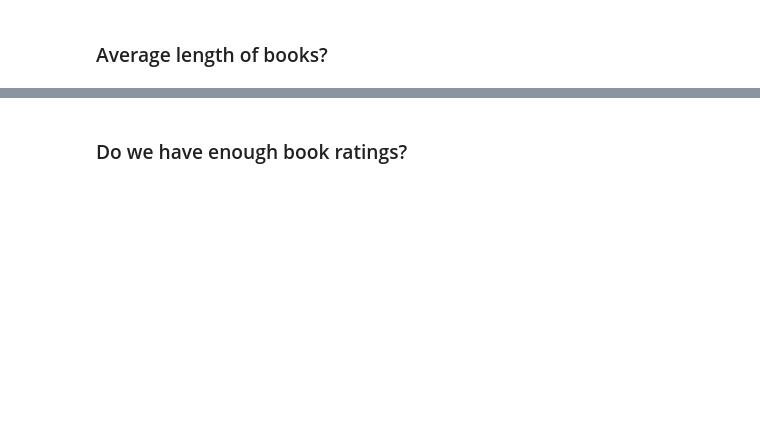
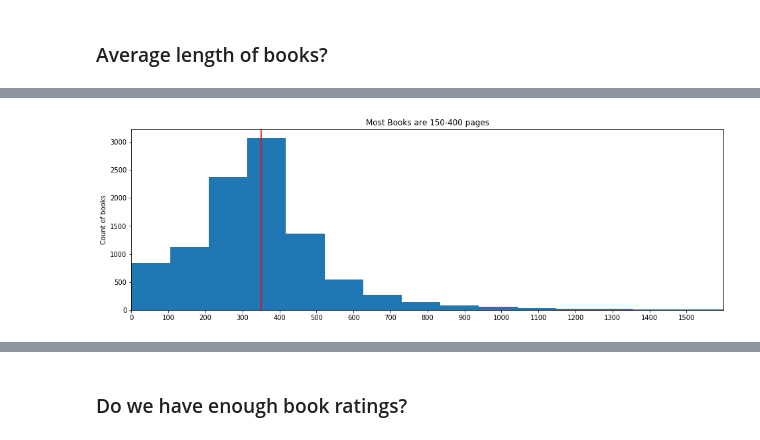
Before and after one commit to meghazavar/goodreads_book_recommender, a Jupyter notebook: code/EDA.ipynb, the cells around one changed output, grey strips where cells are left out. Saved outputs shown, nothing was run; the diff lists cells and outputs as text; code cells hidden in the pictures; blank space fills up the shorter version.

```diff
--- a/code/EDA.ipynb
+++ b/code/EDA.ipynb
@@ -159,8 +169,11 @@ print(f"** we have books with zeros pages {len(books[books['num_pages'] ==0])}")
 # %%
 def plot_distribution(column, title,xlabel,xstart,x_end,stepsize, bins =50):
-    plt.figure(figsize=(16,20))
+    plt.figure(figsize=(16,5))
     plt.hist(books[column], bins)
     plt.gca().set(title='Most Books are 150-400 pages', ylabel='Count of books');
     plt.xlim(xstart,x_end)
     plt.xticks(np.arange(xstart, x_end, step=stepsize));
     plt.axvline(books['num_pages'].mean(), color='r',label ="average length")
+plot_distribution('num_pages',"length in pages",'Average lenth of a book is around 350 pages',0,1600,100)
+# %% [output]
+[figure, added]
```
Also changed, not shown: parts of 32 cells of this notebook, 9 other files.
